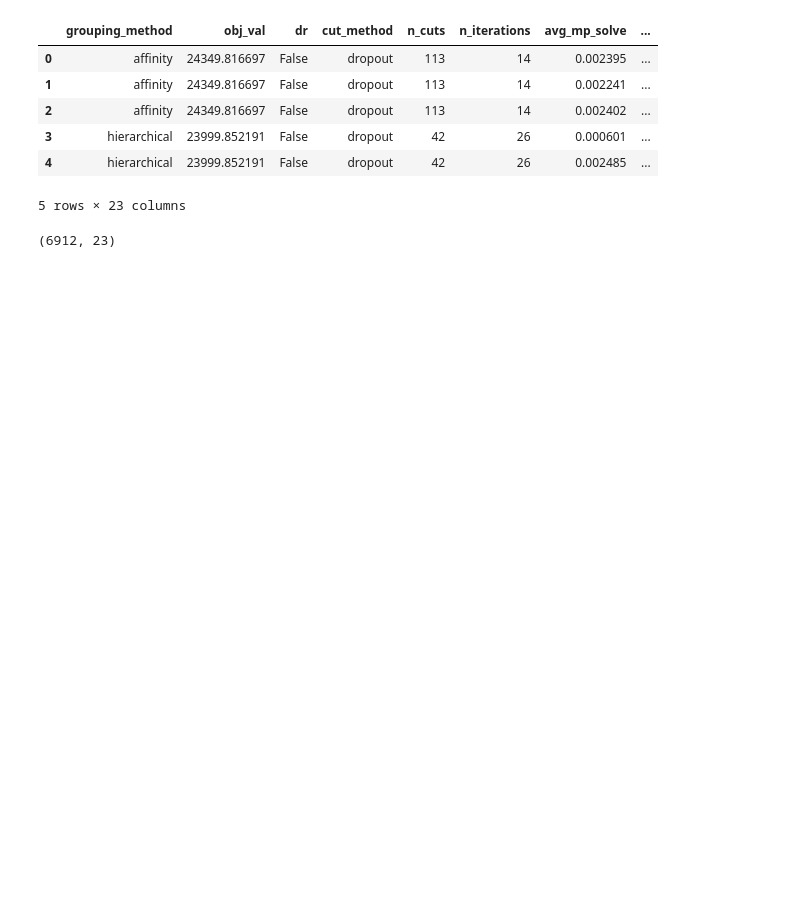
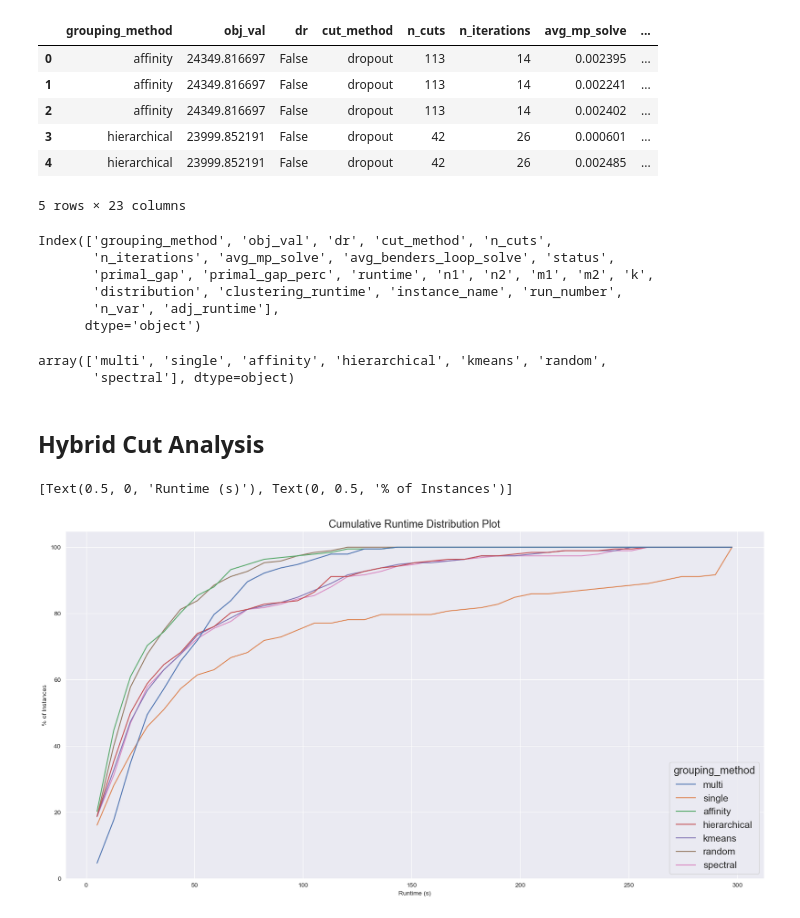
Before and after one commit to upadhyan/Clustering-in-Benders, a Jupyter notebook: notebooks/data_analysis.ipynb, the cells around one changed output. Saved outputs shown, nothing was run; the diff lists cells and outputs as text; code cells hidden in the pictures; blank space fills up the shorter version.

```diff
--- a/notebooks/data_analysis.ipynb
+++ b/notebooks/data_analysis.ipynb
@@ -30,6 +30,11 @@ df.head()
 | 4 | hierarchical | 23999.852191 | False | dropout | 42 | 26 | 0.002485 | ... |
 5 rows × 23 columns
 # %%
-df.shape
+df.columns
 # %% [output]
-(6912, 23)
+Index(['grouping_method', 'obj_val', 'dr', 'cut_method', 'n_cuts',
+       'n_iterations', 'avg_mp_solve', 'avg_benders_loop_solve', 'status',
+       'primal_gap', 'primal_gap_perc', 'runtime', 'n1', 'n2', 'm1', 'm2', 'k',
+       'distribution', 'clustering_runtime', 'instance_name', 'run_number',
+       'n_var', 'adj_runtime'],
+      dtype='object')
@@ -36,2 +48,25 @@ df.shape
+# %%
+data.loc[data["cut_method"] == 'multi', "grouping_method"] = "multi"
+data.loc[data["cut_method"] == 'single', "grouping_method"] = "single"
+data['grouping_method'].unique()
+# %% [output]
+array(['multi', 'single', 'affinity', 'hierarchical', 'kmeans', 'random',
+       'spectral'], dtype=object)
+# %% [markdown]
+## Hybrid Cut Analysis
+# %%
+subset = data[data['cut_method'] != 'dropout']
+
+fig, ax = plt.subplots()
+fig.set_size_inches(20,10)
+sns.set(font_scale=1.4)
+plot = sns.histplot(data = subset,x = 'runtime',hue = 'grouping_method',
+                    element='poly', fill = False, cumulative=True,
+                    stat = "percent", common_norm=False, ax = ax)
+plot.set(title='Cumulative Runtime Distribution Plot')
+plot.set(xlabel='Runtime (s)', ylabel='% of Instances')
+# %% [output]
+[Text(0.5, 0, 'Runtime (s)'), Text(0, 0.5, '% of Instances')]
+[figure, added]
 # %%
 # Cumulative Runtime Distribution Plot without PCA no Dropout
```
Also changed, not shown: parts of 22 cells of this notebook.
